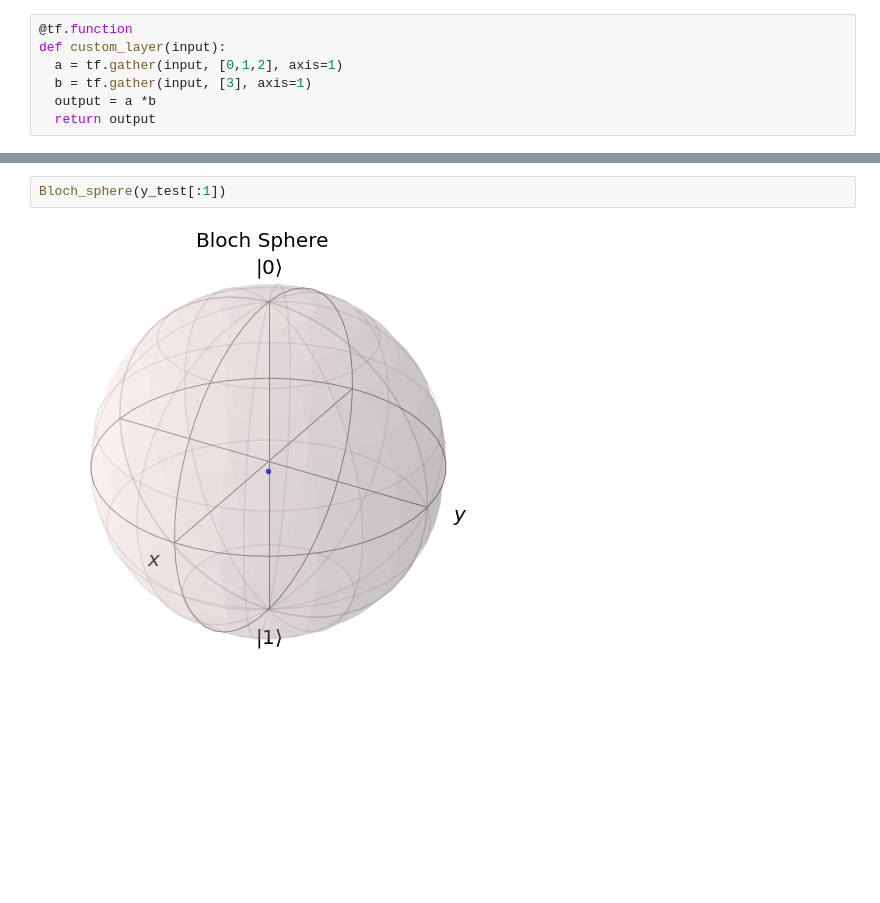
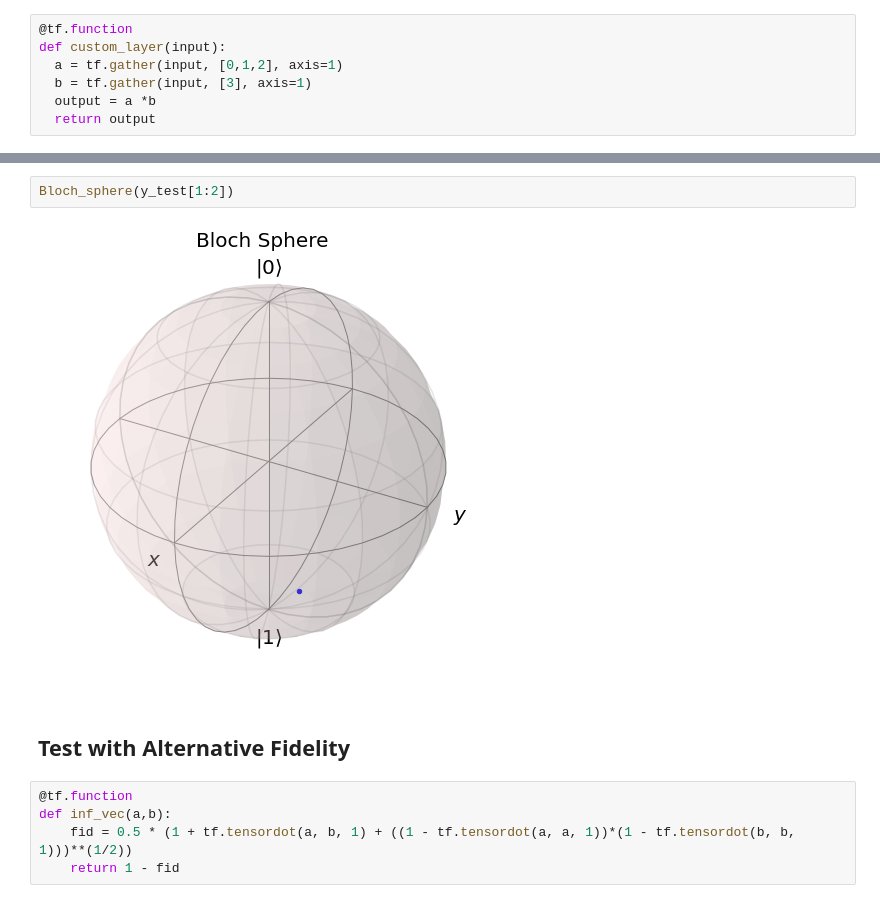
Before and after one commit to MorgilloR/QuantumStateReconstruction-DL, a Jupyter notebook: mixed_noisy_states.ipynb, the cells around one changed output, grey strips where cells are left out. Cells and saved outputs as stored; diff of their text form; blank space fills up the shorter version.

```diff
--- a/mixed_noisy_states.ipynb
+++ b/mixed_noisy_states.ipynb
@@ -355,4 +355,11 @@ Bloch_sphere(x_test[:1])
 # %%
-Bloch_sphere(y_test[:1])
+Bloch_sphere(y_test[1:2])
 # %% [output]
-[figure, old version]
+[figure, new version]
+# %% [markdown]
+## Test with Alternative Fidelity
+# %%
+@tf.function
+def inf_vec(a,b):
+    fid = 0.5 * (1 + tf.tensordot(a, b, 1) + ((1 - tf.tensordot(a, a, 1))*(1 - tf.tensordot(b, b, 1)))**(1/2))
+    return 1 - fid
```
Also changed, not shown: parts of 10 cells of this notebook, 7 other files.
